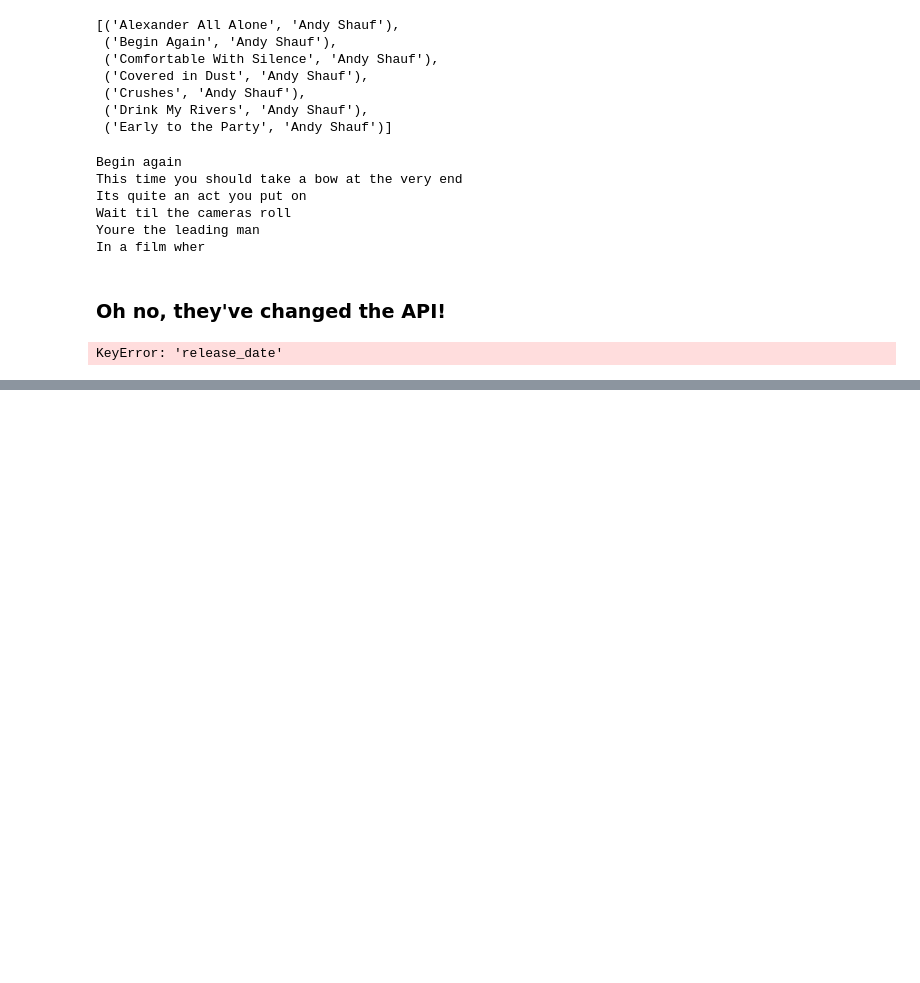
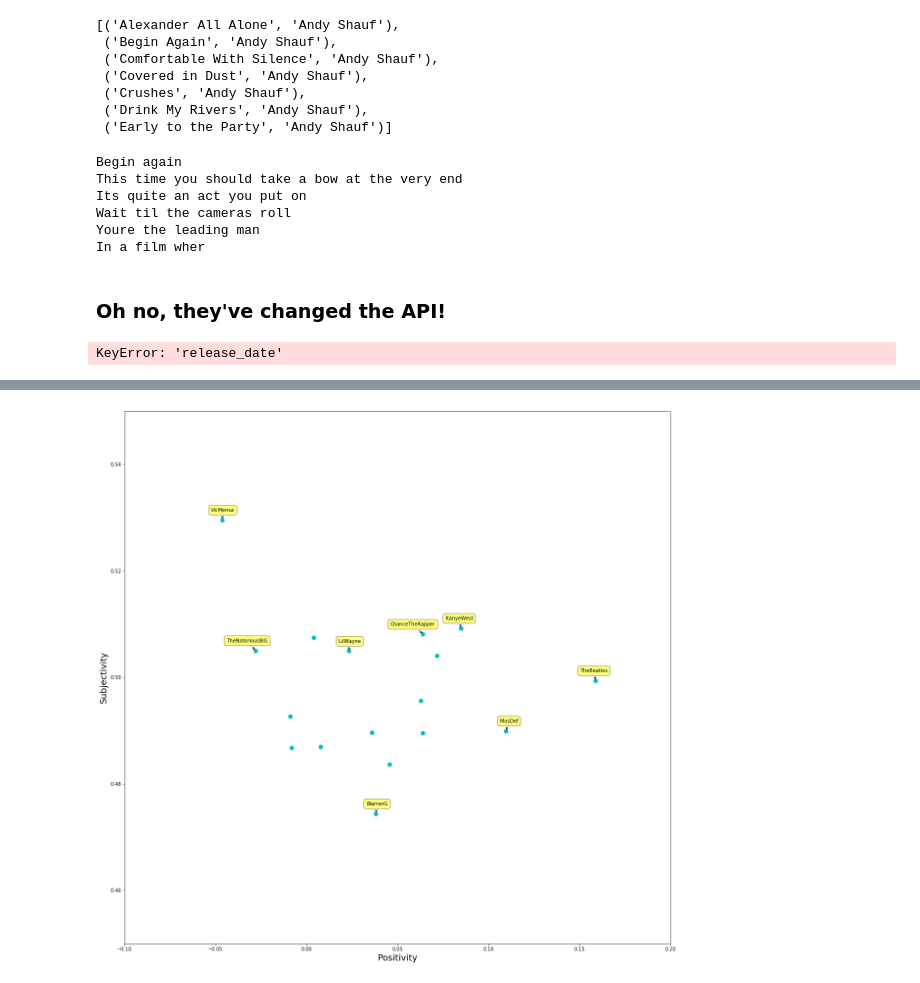
Before and after one commit to johnwmillr/GitHubTutorial, a Jupyter notebook: genius/genius-demo.ipynb, the cells around one changed output, grey strips where cells are left out. Saved outputs shown, nothing was run; the diff lists cells and outputs as text; code cells hidden in the pictures; blank space fills up the shorter version.

Commit message:
Add sentiment plot to genius-demo

```diff
--- a/genius/genius-demo.ipynb
+++ b/genius/genius-demo.ipynb
@@ -94,0 +112,9 @@ KeyError: 'release_date'
+# %%
+def measure_sentiment(lyrics,verbose=False):
+    TB = TextBlob(lyrics)
+    p = TB.sentiment.polarity
+    s = TB.sentiment.subjectivity
+    if verbose:
+        print('Positivity:   %.3f' %(p))
+        print('Subjectivity: %.3f' %(s))
+    return p, s
@@ -94,0 +123,18 @@ KeyError: 'release_date'
+# %%
+import numpy as np
+
+artists = os.listdir('Lyrics/')
+artist_scores = {}
+N = len(artists)
+X = np.zeros((N,1))
+Y = np.zeros((N,1))
+names = []
+i=0
+for artist in artists:
+    lyrics = load_lyrics(artist)
+    names.append(artist.split('Lyrics_')[1].split('.txt')[0])
+    print('\n'+names[i])
+    artist_scores[names[i]] = measure_sentiment(lyrics)
+    X[i] = artist_scores[names[i]][0] # Store for plotting
+    Y[i] = artist_scores[names[i]][1]
+    i+=1
@@ -94,0 +165,20 @@ KeyError: 'release_date'
+# %%
+# Plot each artist's positivity and subjectivity scores
+plt.plot(X,Y,'co',markersize=8)
+plt.xlim((-0.1, 0.2)); plt.ylim((0.45, 0.55))
+plt.xlabel('Positivity',fontsize=18)
+plt.ylabel('Subjectivity',fontsize=18)
+
+label_names = ['TheBeatles','WarrenG','ChanceTheRapper','VicMensa','MosDef','KanyeWest','LilWayne','TheNotoriousBIG']
+
+for name in label_names:
+    plt.annotate(
+        name, xy=(artist_scores[name]), xytext=(25,15),
+        textcoords='offset points', ha='right', va='bottom',
+        bbox=dict(boxstyle='round,pad=0.5', fc='yellow', alpha=0.5),
+        arrowprops=dict(arrowstyle = '->', connectionstyle='arc3,rad=0'))
+
+plt.show()
+figsize(20,20)
+# %% [output]
+[figure, added]
```
Also changed, not shown: parts of 9 cells of this notebook.
